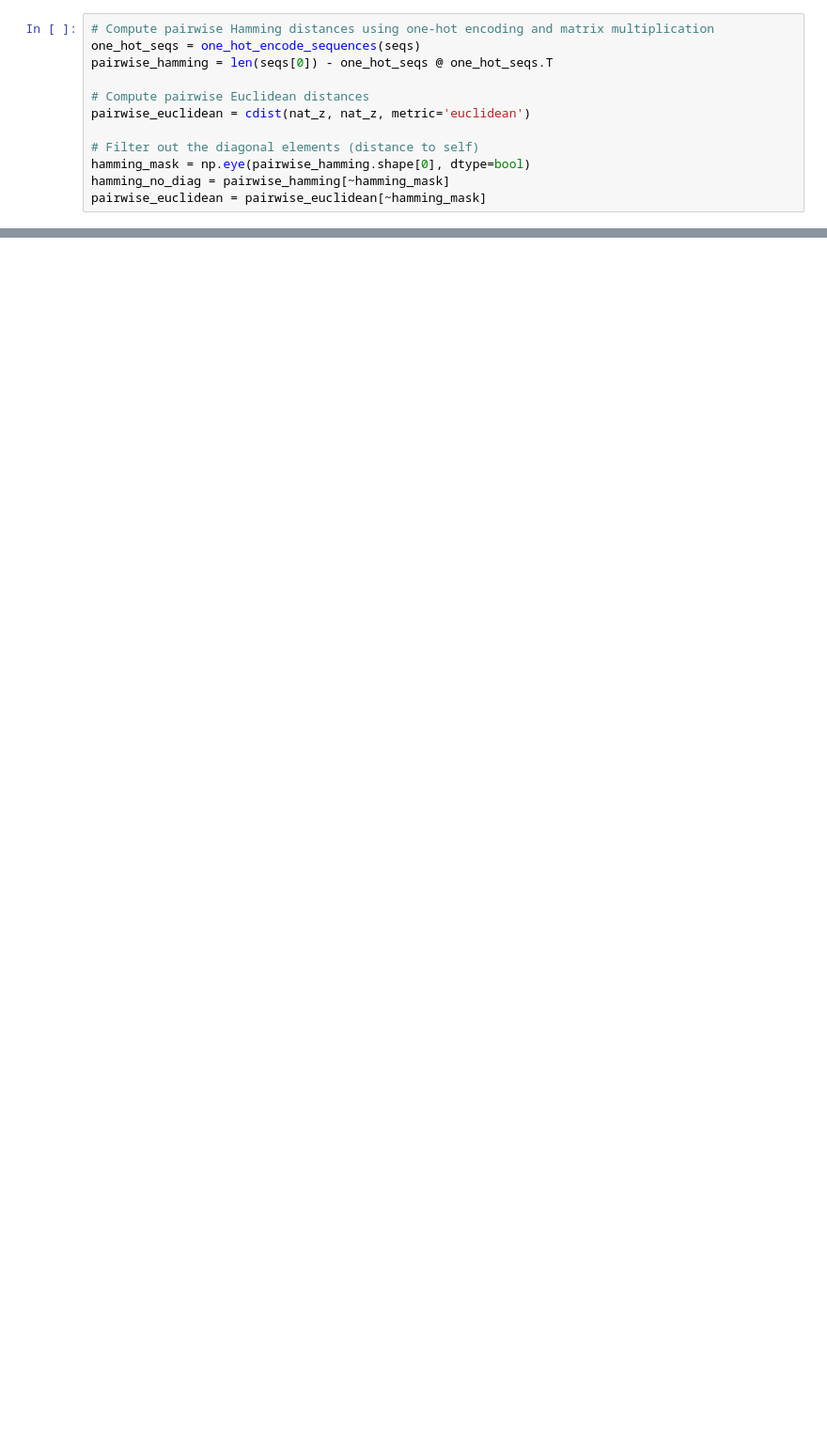
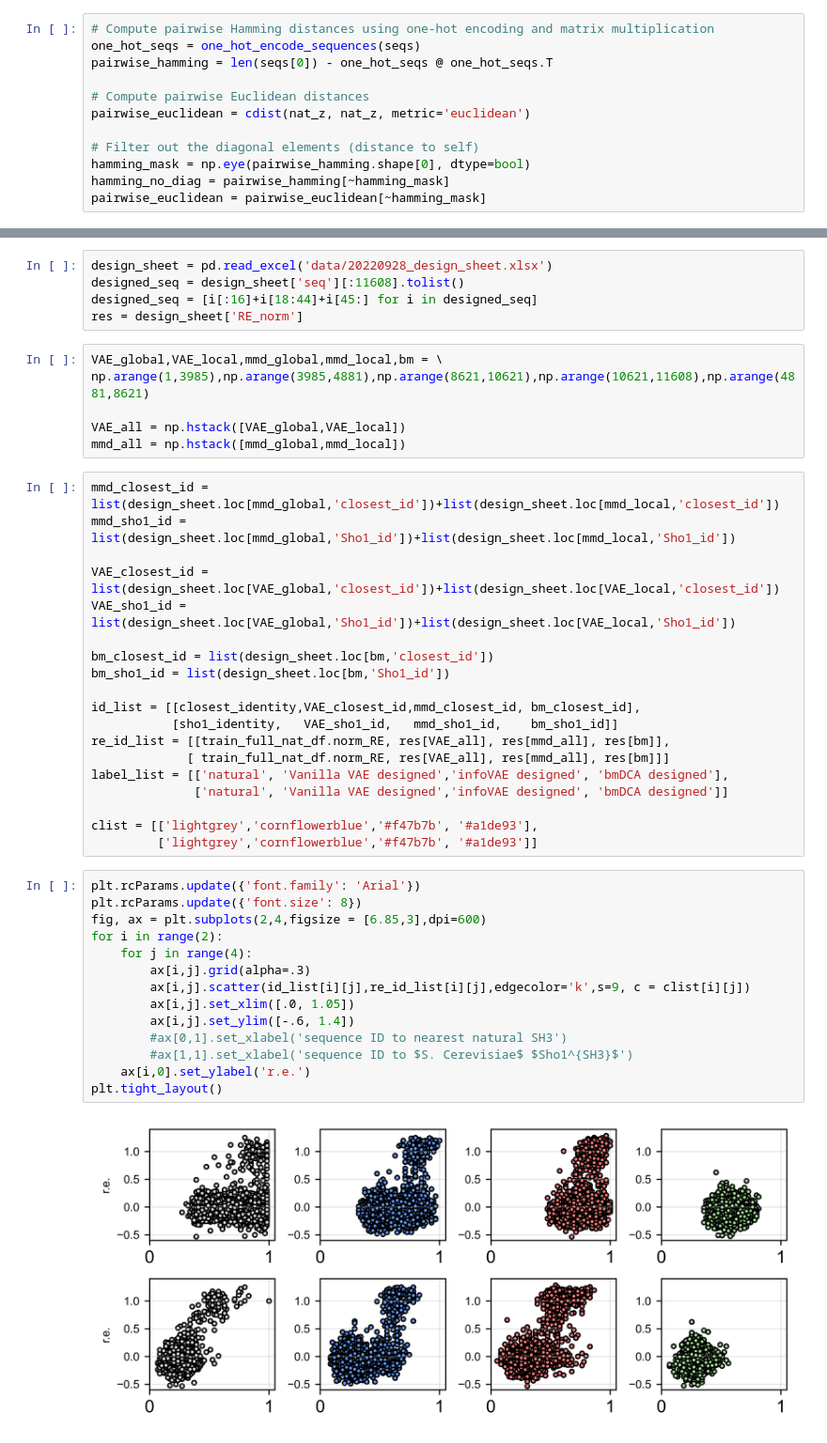
Before and after one commit to chemgeeklian/SH3_orthology_paper_analysis, a Jupyter notebook: Functional_embeddings_in_latent_space_and_distance.ipynb, the cells around one changed output, grey strips where cells are left out. Shown at 94% size. Drawn from its saved outputs; the diff is of its cells as text; blank space fills up the shorter version.

Commit message:
add distance plot

```diff
--- a/Functional_embeddings_in_latent_space_and_distance.ipynb
+++ b/Functional_embeddings_in_latent_space_and_distance.ipynb
@@ -134,3 +141,49 @@ pairwise_euclidean = pairwise_euclidean[~hamming_mask]
+# %%
+design_sheet = pd.read_excel('data/20220928_design_sheet.xlsx')
+designed_seq = design_sheet['seq'][:11608].tolist()
+designed_seq = [i[:16]+i[18:44]+i[45:] for i in designed_seq]
+res = design_sheet['RE_norm']
+# %%
+VAE_global,VAE_local,mmd_global,mmd_local,bm = \
+np.arange(1,3985),np.arange(3985,4881),np.arange(8621,10621),np.arange(10621,11608),np.arange(4881,8621)
+
+VAE_all = np.hstack([VAE_global,VAE_local])
+mmd_all = np.hstack([mmd_global,mmd_local])
+# %%
+mmd_closest_id = list(design_sheet.loc[mmd_global,'closest_id'])+list(design_sheet.loc[mmd_local,'closest_id'])
+mmd_sho1_id = list(design_sheet.loc[mmd_global,'Sho1_id'])+list(design_sheet.loc[mmd_local,'Sho1_id'])
+
+VAE_closest_id = list(design_sheet.loc[VAE_global,'closest_id'])+list(design_sheet.loc[VAE_local,'closest_id'])
+VAE_sho1_id = list(design_sheet.loc[VAE_global,'Sho1_id'])+list(design_sheet.loc[VAE_local,'Sho1_id'])
+
+bm_closest_id = list(design_sheet.loc[bm,'closest_id'])
+bm_sho1_id = list(design_sheet.loc[bm,'Sho1_id'])
+
+id_list = [[closest_identity,VAE_closest_id,mmd_closest_id, bm_closest_id],
+           [sho1_identity,   VAE_sho1_id,   mmd_sho1_id,    bm_sho1_id]]
+re_id_list = [[train_full_nat_df.norm_RE, res[VAE_all], res[mmd_all], res[bm]],
+             [ train_full_nat_df.norm_RE, res[VAE_all], res[mmd_all], res[bm]]]
+label_list = [['natural', 'Vanilla VAE designed','infoVAE designed', 'bmDCA designed'],
+              ['natural', 'Vanilla VAE designed','infoVAE designed', 'bmDCA designed']]
+
+clist = [['lightgrey','cornflowerblue','#f47b7b', '#a1de93'],
+         ['lightgrey','cornflowerblue','#f47b7b', '#a1de93']]
+# %%
+plt.rcParams.update({'font.family': 'Arial'})
+plt.rcParams.update({'font.size': 8})
+fig, ax = plt.subplots(2,4,figsize = [6.85,3],dpi=600)
+for i in range(2):
+    for j in range(4):
+        ax[i,j].grid(alpha=.3)
+        ax[i,j].scatter(id_list[i][j],re_id_list[i][j],edgecolor='k',s=9, c = clist[i][j])
+        ax[i,j].set_xlim([.0, 1.05])
+        ax[i,j].set_ylim([-.6, 1.4])
+        #ax[0,1].set_xlabel('sequence ID to nearest natural SH3')
+        #ax[1,1].set_xlabel('sequence ID to $S. Cerevisiae$ $Sho1^{SH3}$')
+    ax[i,0].set_ylabel('r.e.')
+plt.tight_layout()
+# %% [output]
+[figure, added]
 # %%
 # Plot Hamming vs. Euclidean distances
 plt.scatter(hamming_no_diag, pairwise_euclidean, edgecolor = 'k')
```
Also changed, not shown: parts of 5 cells of this notebook.
